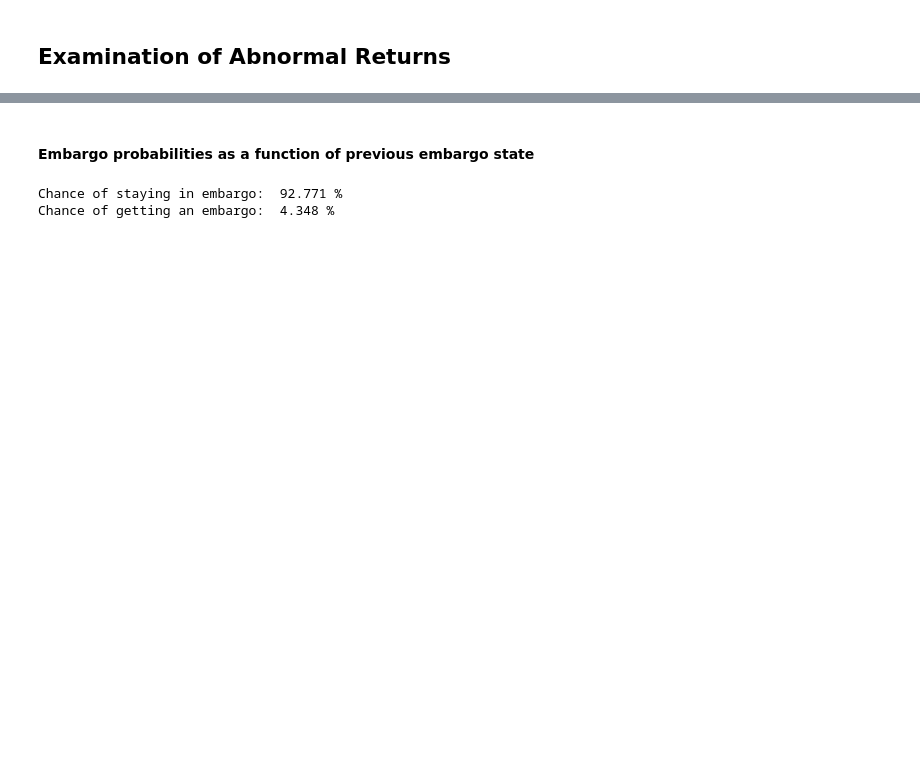
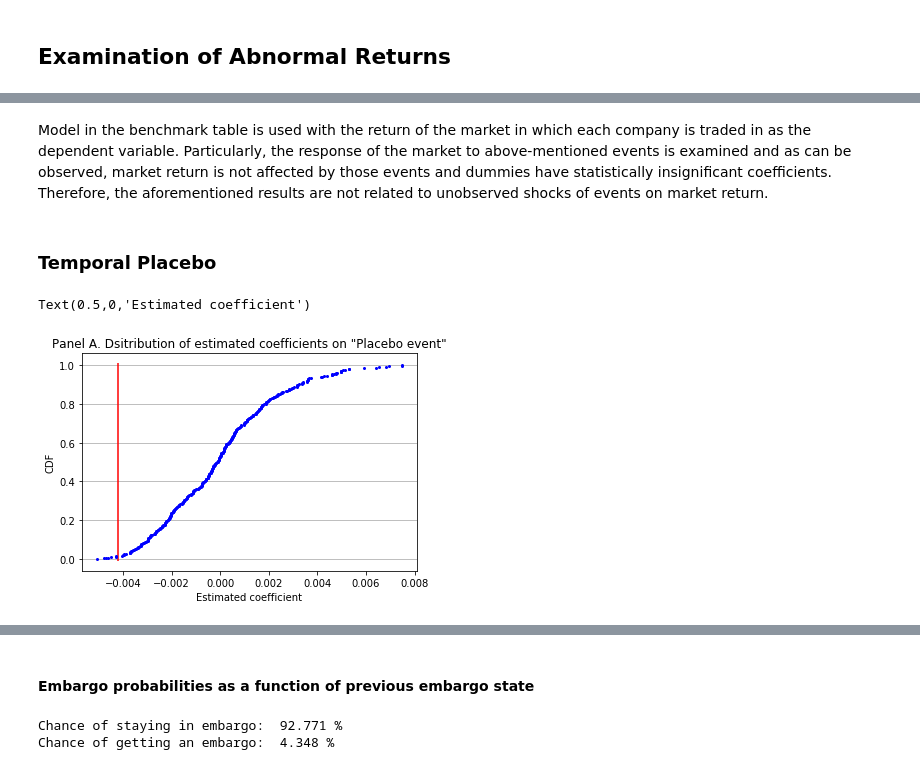
Before and after one commit to burakbalaban/student-project-burakbalaban, a Jupyter notebook: student_project.ipynb, the cells around one changed output, grey strips where cells are left out. Drawn from its saved outputs; the diff is of its cells as text; code cells hidden in the pictures; blank space fills up the shorter version.

```diff
--- a/student_project.ipynb
+++ b/student_project.ipynb
@@ -893,0 +1020,41 @@ Text(0.5,0,'Estimated coefficient')
+# %% [markdown]
+Model in the benchmark table is used with the return of the market in which each company is traded in as the dependent variable. Particularly, the response of the market to above-mentioned events is examined and as can be observed, market return is not affected by those events and dummies have statistically insignificant coefficients. Therefore, the aforementioned results are not related to unobserved shocks of events on market return.
+# %% [markdown]
+### Temporal Placebo
+# %%
+#Gamma
+liste_l = []
+liste_h = []
+for mark in ["m","p"]:
+    for _ in range(3,201):
+        evsembPlac = data["evsemb"+ mark + str(_)]
+        evsembPlacd2cpi = data["evsemb"+ mark + str(_)] * data["d2cpi"]
+        x = data[["d2cpi","const"]]
+        x = x.join([evsembPlac, evsembPlacd2cpi])
+        x.columns = ["d2cpi","const","evsembPlac", "evsembPlacd2cpi"]
+        y = data["aret3ri"]
+        date = data.loc[x.dropna().index,"date"]
+        reg = statsmodels.formula.api.OLS(y,x, missing = 'drop').fit(cov_type = 'cluster', cov_kwds = {'groups':date}, use_t = True)
+        liste_l.append(reg.params["evsembPlac"])
+        liste_h.append(reg.params["evsembPlacd2cpi"])
+
+liste_l = pd.Series(liste_l)
+liste_l = liste_l.sort_values()
+liste_l[len(liste_l)]=liste_l.iloc[-1]
+cum_dist = np.linspace(0,1,len(liste_l))
+liste_cdf_l = pd.Series(cum_dist,index=liste_l)
+liste_h = pd.Series(liste_h)
+liste_h = liste_h.sort_values()
+liste_h[len(liste_h)]=liste_h.iloc[-1]
+cum_dist = np.linspace(0,1,len(liste_h))
+liste_cdf_h = pd.Series(cum_dist,index=liste_h)
+plt.figure()
+plt.plot(liste_cdf_l,'ro',color="blue",markersize=2)
+plt.vlines(x = -0.0042 , color ="r",ymin=-0.01,ymax=1.01)
+plt.grid(axis='y')
+plt.title('Panel A. Dsitribution of estimated coefficients on "Placebo event"')
+plt.ylabel("CDF")
+plt.xlabel("Estimated coefficient")
+# %% [output]
+Text(0.5,0,'Estimated coefficient')
+[figure, added]
```
Also changed, not shown: parts of 139 cells of this notebook, 9 other files.
